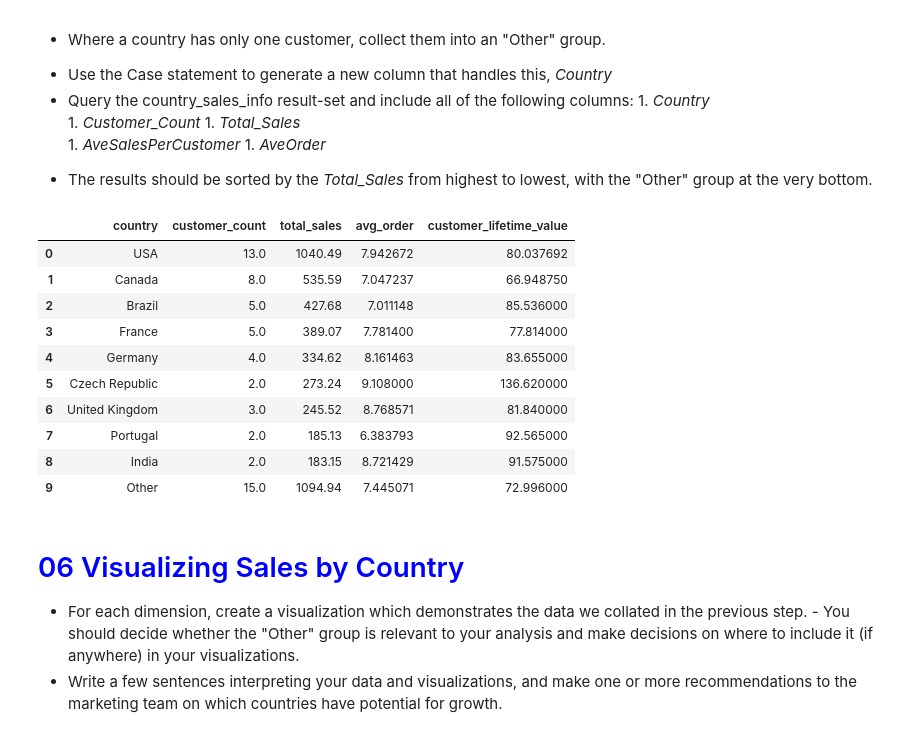
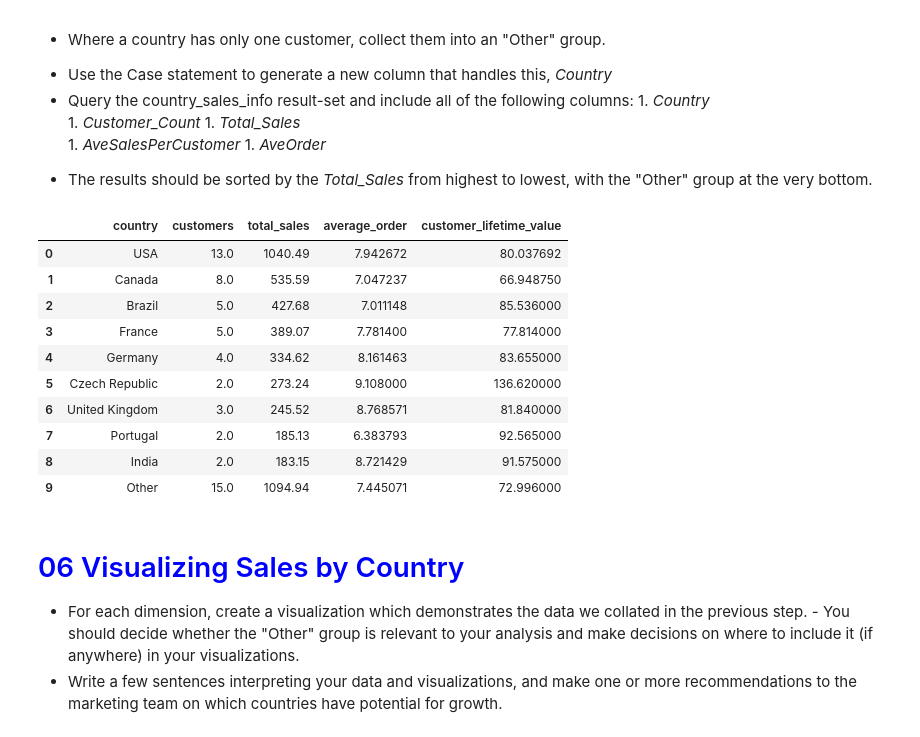
Before and after one commit to kitestring/DataQuest, a Jupyter notebook: 04_WorkingWithDataSources/03_SQL_Intermediate_TableRelationsAndJoins_psql_Advanced/04_GuidedProject_AnsweringBusinessQuestionsUsingSQL/SQLChallenge.ipynb, the cells around one changed output. Cells and saved outputs as stored; diff of their text form; code cells hidden in the pictures.

```diff
--- a/04_WorkingWithDataSources/03_SQL_Intermediate_TableRelationsAndJoins_psql_Advanced/04_GuidedProject_AnsweringBusinessQuestionsUsingSQL/SQLChallenge.ipynb
+++ b/04_WorkingWithDataSources/03_SQL_Intermediate_TableRelationsAndJoins_psql_Advanced/04_GuidedProject_AnsweringBusinessQuestionsUsingSQL/SQLChallenge.ipynb
@@ -331,37 +328,37 @@ WITH
                     AS Country,
                 SUM(CS.Customer_Count) Customer_Count,
                 SUM(CS.Total_Sales) Total_Sales,
                 AVG(CS.Avg_Order) Avg_Order,
                 AVG(CS.customer_lifetime_value) customer_lifetime_value
             FROM country_sales_info CS
             GROUP BY 1
         ),
     rank_total_sales AS
         (
             SELECT
                 CSA.*,
                 CASE
                     WHEN CSA.Country = 'Other' THEN 0
                     ELSE CSA.Total_Sales
                     END
                     AS  sort_value
             FROM country_sales_aggregate_info CSA
         )
 
 SELECT
     Country,
-    Customer_Count,
-    Total_Sales,
-    Avg_Order,
+    Customer_Count customers,
+    Total_Sales total_sales,
+    Avg_Order average_order,
     customer_lifetime_value
 FROM rank_total_sales
 ORDER BY sort_value DESC;
 '''
 
 sales_by_country = run_query(query)
 sales_by_country
 # %% [output]
-|  | country | customer_count | total_sales | avg_order | customer_lifetime_value |
+|  | country | customers | total_sales | average_order | customer_lifetime_value |
 | 0 | USA | 13.0 | 1040.49 | 7.942672 | 80.037692 |
 | 1 | Canada | 8.0 | 535.59 | 7.047237 | 66.948750 |
 | 2 | Brazil | 5.0 | 427.68 | 7.011148 | 85.536000 |
```
Also changed, not shown: parts of 5 cells of this notebook, 3 other files.
